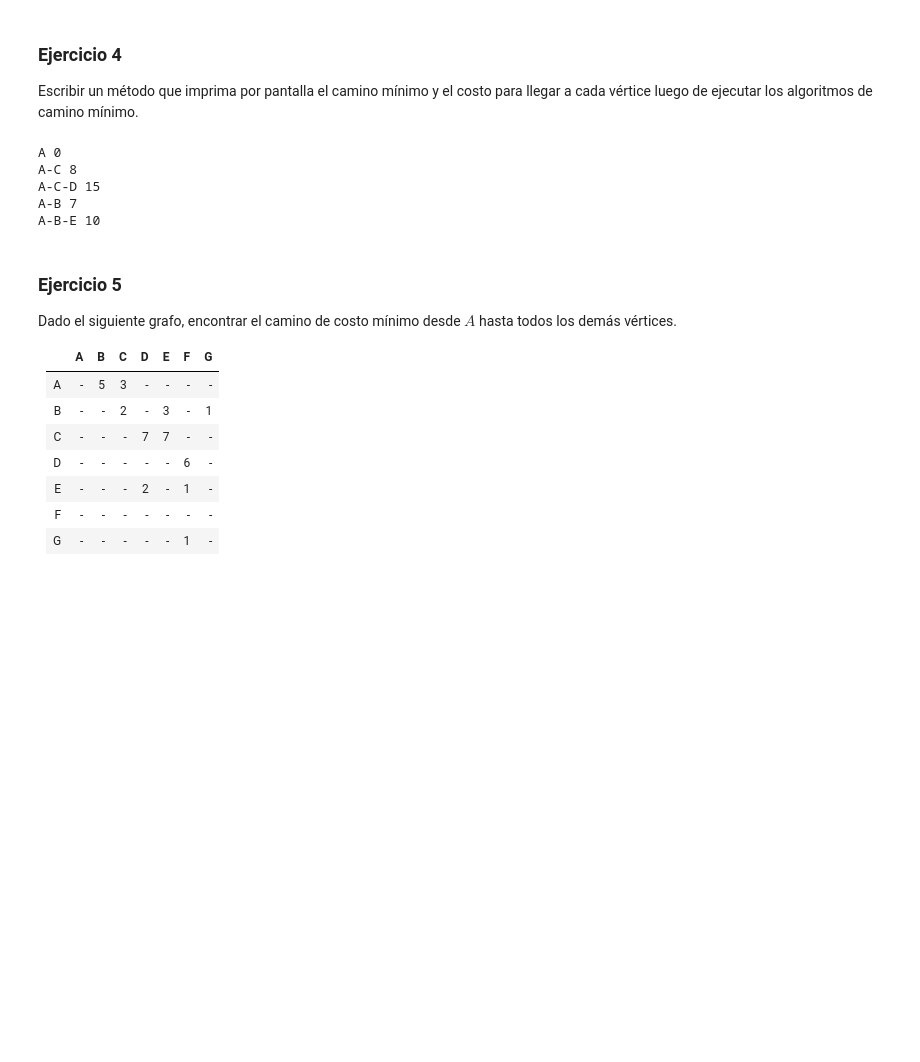
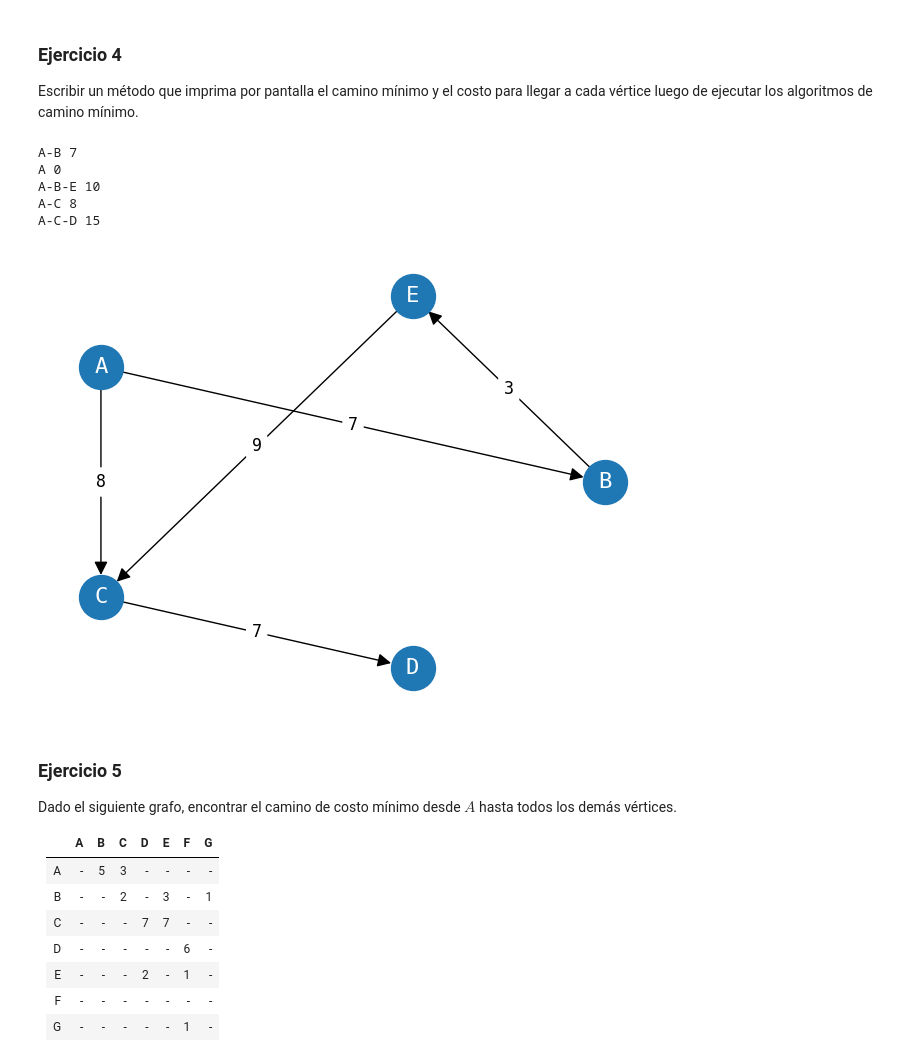
Before and after one commit to Nacho1810/eed-untref--Ignacio-Lobo, a Jupyter notebook: guia5/Guia 5.ipynb, the cells around one changed output. Saved outputs shown, nothing was run; the diff lists cells and outputs as text; code cells hidden in the pictures; blank space fills up the shorter version.

```diff
--- a/guia5/Guia 5.ipynb
+++ b/guia5/Guia 5.ipynb
@@ -43,43 +43,44 @@ def imprimir_caminos(self,dic_distancias,dic_previos) -> None:
         while vertice:
             pila.append(vertice.id)
             vertice= dic_previos[vertice]
         print("-".join(pila[::-1]),distancia)
 
 # hecha en clase
 # def imprimir_caminos(self, distancia: dict, previo: dict) -> None:
 #     for vertice, peso in distancia.items():
 #         lista = []
 #         p = vertice
 #         while p:
 #             lista.append(p.id)
 #             p = previo[p]
 #         lista.reverse()
 #         print("-".join(lista) + " " + str(peso))
 
 DiGrafo.imprimir_caminos = imprimir_caminos
 
 # Salida de ejemplo:
 # A-C-D 15
 # A-B 7
 # A-B-E 10
 # A-D 3
 
-digrafo = DiGrafo()
-digrafo.agregar_arista("A", "B", 7)
-digrafo.agregar_arista("A", "C", 8)
-digrafo.agregar_arista("C", "D", 7)
-digrafo.agregar_arista("B", "E", 3)
-digrafo.agregar_arista("E", "C", 9)
+G = DiGrafo()
+G.agregar_arista("A", "B", 7)
+G.agregar_arista("A", "C", 8)
+G.agregar_arista("C", "D", 7)
+G.agregar_arista("B", "E", 3)
+G.agregar_arista("E", "C", 9)
 
-d,p = digrafo.dijkstra("A")
+d,p = G.dijkstra("A")
 
-digrafo.imprimir_caminos(d, p)
-# digrafo.imprimir_caminos("Vertice('E')")
+G.imprimir_caminos(d, p)
+G.draw()
 # %% [output]
+A-B 7
 A 0
+A-B-E 10
 A-C 8
 A-C-D 15
-A-B 7
-A-B-E 10
+[figure, added]
 # %%
 # Pruebas
```
Also changed, not shown: parts of 2 cells of this notebook, 7 other files.
